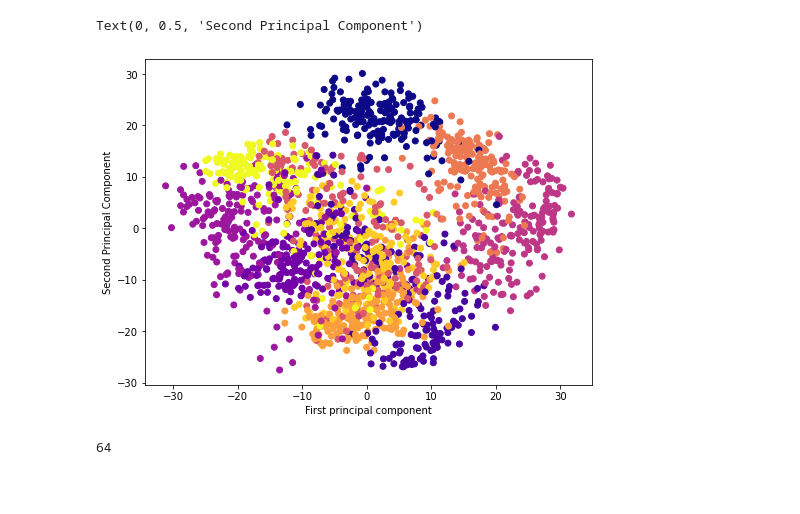
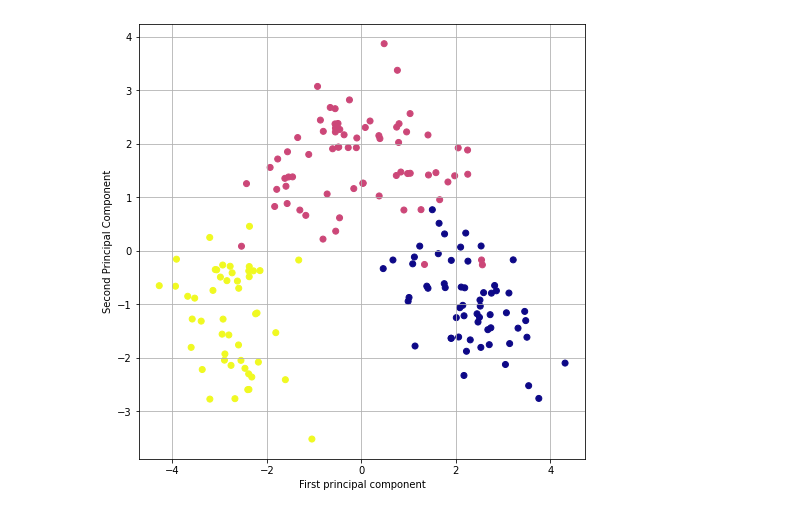
Before and after one commit to TuHuynh20002002/HCMUT-Calculus-PCA, a Jupyter notebook: main.ipynb, the cells around one changed output. Drawn from its saved outputs; the diff is of its cells as text; code cells hidden in the pictures; blank space fills up the shorter version.

```diff
--- a/main.ipynb
+++ b/main.ipynb
@@ -15,5 +13,8 @@ digit = load_digits(n_class=5)
+# %%
+cancer = load_breast_cancer()
+wine = load_wine()
 # %%
-df = pd.DataFrame(digit['data'],columns=digit['feature_names'])
+df = pd.DataFrame(wine['data'],columns=wine['feature_names'])
 # %%
 df.head()
 # %% [output]
@@ -27,7 +27,7 @@ df.head()
 # %%
 scaler = StandardScaler(copy=True, with_mean=True, with_std=True)
 X_scaled = scaler.fit_transform(df)
-y = digit.target
+y = wine.target
 # %%
 X_train, X_test, y_train, y_test = train_test_split(X_scaled, y,  test_size=0.3, random_state=30)
 # %%
@@ -49,12 +57,16 @@ model.score(X_test_pca, y_test)
 # %%
-plt.figure(figsize=(8,6))
+pca = PCA(n_components=2)
+pca.fit(X_scaled)
+X_pca_2 = pca.transform(X_scaled)
+X_train_pca, X_test_pca, y_train, y_test = train_test_split(X_pca_2, y, test_size=0.3, random_state=30)
+
+model = LogisticRegression(max_iter=1000)
+model.fit(X_train_pca, y_train)
+
+plt.figure(figsize=(8,8))
 plt.scatter(X_pca_2[:,0],X_pca_2[:,1],c=y,cmap='plasma')
 plt.xlabel('First principal component')
 plt.ylabel('Second Principal Component')
+plt.grid(True)
 # %% [output]
-Text(0, 0.5, 'Second Principal Component')
-[figure, old version]
+[figure, new version]
-# %%
-pca.n_features_
-# %% [output]
-64
```
Also changed, not shown: parts of 8 cells of this notebook.
